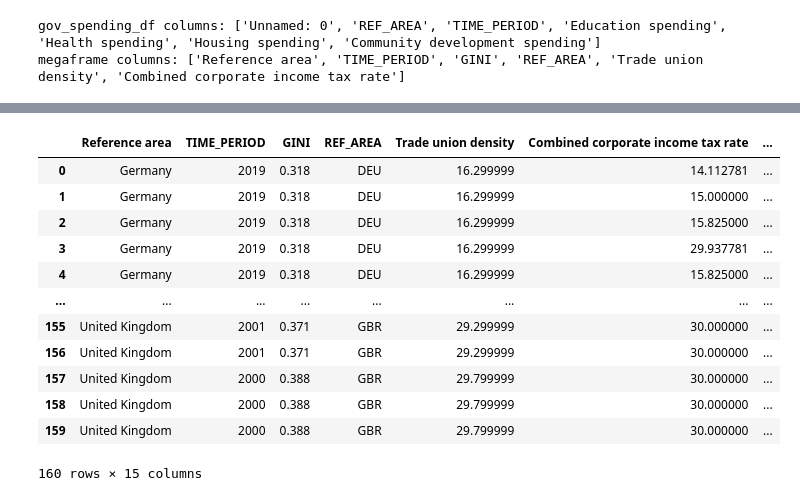
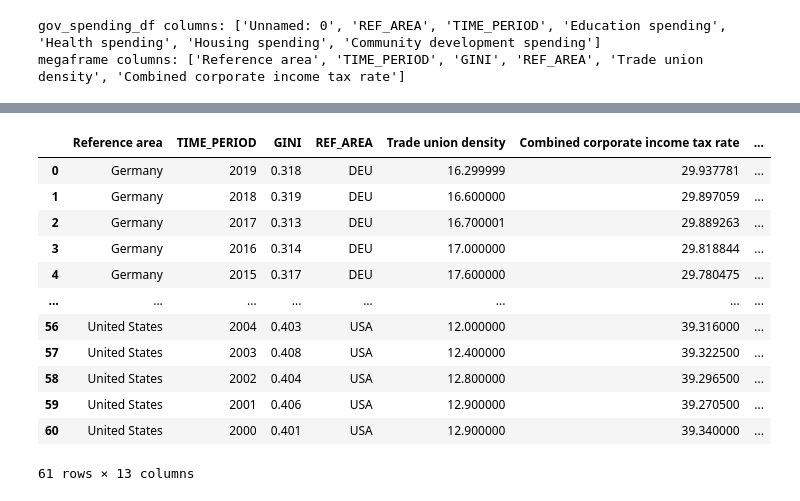
Before and after one commit to songmichael11/Consensus, a Jupyter notebook: datasets/Megaframe.ipynb, the cells around one changed output, grey strips where cells are left out. Cells and saved outputs as stored; diff of their text form; code cells hidden in the pictures.

```diff
--- a/datasets/Megaframe.ipynb
+++ b/datasets/Megaframe.ipynb
@@ -2,11 +2,11 @@
 import pandas as pd
 import numpy as np
 # %%
-gini_df = pd.read_csv('datasets/GINI.csv')
-tax_union_df = pd.read_csv('datasets/tax_union_data.csv')
-gov_spending_df = pd.read_csv('datasets/gov_spending.csv')
-unemp_intrate_df = pd.read_csv('datasets/OECD_LONGTERM_UNEMPLOYMENT_CLEANED.csv')
-pop_gdp_inf_df = pd.read_csv('datasets/pop_gdp_inf.csv')
+gini_df = pd.read_csv('GINI.csv')
+tax_union_df = pd.read_csv('tax_union_data.csv')
+gov_spending_df = pd.read_csv('gov_spending.csv')
+unemp_intrate_df = pd.read_csv('OECD_LONGTERM_UNEMPLOYMENT_CLEANED.csv')
+pop_gdp_inf_df = pd.read_csv('pop_gdp_inf.csv')
 # %%
 gini_df = gini_df.rename(columns={
     'value': 'GINI',
@@ -133,17 +167,18 @@ megaframe
 # %%
-megaframe.dropna(inplace=True)
+col_thresh = 0.8
+megaframe = megaframe.loc[:, megaframe.notna().mean() >= col_thresh]
 megaframe
 # %% [output]
 |  | Reference area | TIME_PERIOD | GINI | REF_AREA | Trade union density | Combined corporate income tax rate | ... |
-| 0 | Germany | 2019 | 0.318 | DEU | 16.299999 | 14.112781 | ... |
-| 1 | Germany | 2019 | 0.318 | DEU | 16.299999 | 15.000000 | ... |
-| 2 | Germany | 2019 | 0.318 | DEU | 16.299999 | 15.825000 | ... |
-| 3 | Germany | 2019 | 0.318 | DEU | 16.299999 | 29.937781 | ... |
-| 4 | Germany | 2019 | 0.318 | DEU | 16.299999 | 15.825000 | ... |
+| 0 | Germany | 2019 | 0.318 | DEU | 16.299999 | 29.937781 | ... |
+| 1 | Germany | 2018 | 0.319 | DEU | 16.600000 | 29.897059 | ... |
+| 2 | Germany | 2017 | 0.313 | DEU | 16.700001 | 29.889263 | ... |
+| 3 | Germany | 2016 | 0.314 | DEU | 17.000000 | 29.818844 | ... |
+| 4 | Germany | 2015 | 0.317 | DEU | 17.600000 | 29.780475 | ... |
 | ... | ... | ... | ... | ... | ... | ... | ... |
-| 155 | United Kingdom | 2001 | 0.371 | GBR | 29.299999 | 30.000000 | ... |
-| 156 | United Kingdom | 2001 | 0.371 | GBR | 29.299999 | 30.000000 | ... |
-| 157 | United Kingdom | 2000 | 0.388 | GBR | 29.799999 | 30.000000 | ... |
-| 158 | United Kingdom | 2000 | 0.388 | GBR | 29.799999 | 30.000000 | ... |
-| 159 | United Kingdom | 2000 | 0.388 | GBR | 29.799999 | 30.000000 | ... |
+| 56 | United States | 2004 | 0.403 | USA | 12.000000 | 39.316000 | ... |
+| 57 | United States | 2003 | 0.408 | USA | 12.400000 | 39.322500 | ... |
+| 58 | United States | 2002 | 0.404 | USA | 12.800000 | 39.296500 | ... |
+| 59 | United States | 2001 | 0.406 | USA | 12.900000 | 39.270500 | ... |
+| 60 | United States | 2000 | 0.401 | USA | 12.900000 | 39.340000 | ... |
-160 rows × 15 columns
+61 rows × 13 columns
```
Also changed, not shown: parts of 7 cells of this notebook, 2 other files.
